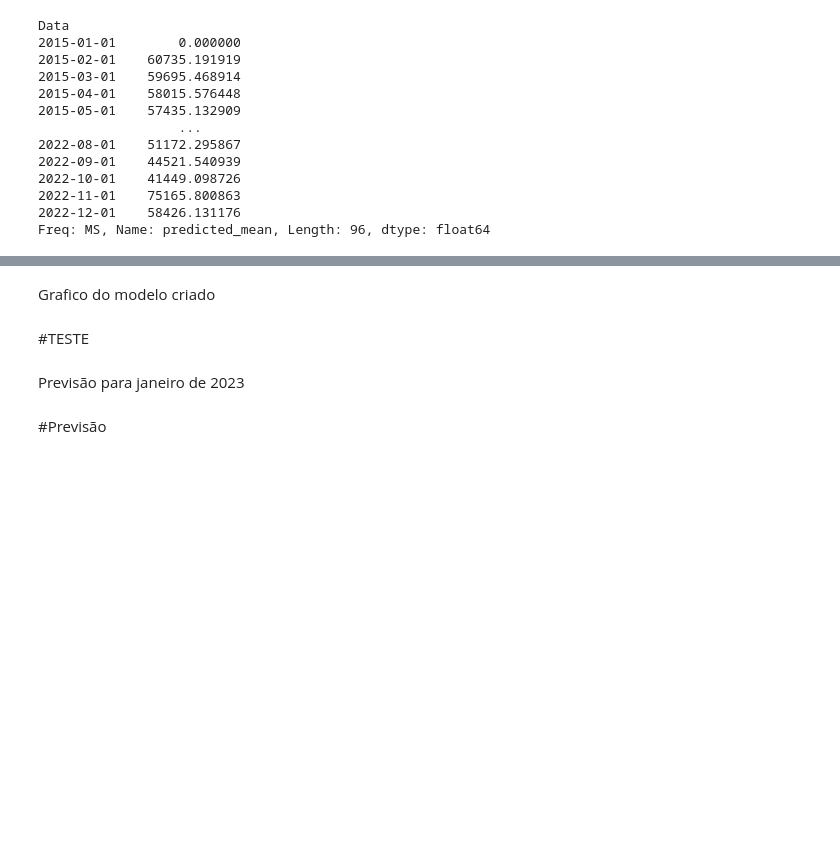
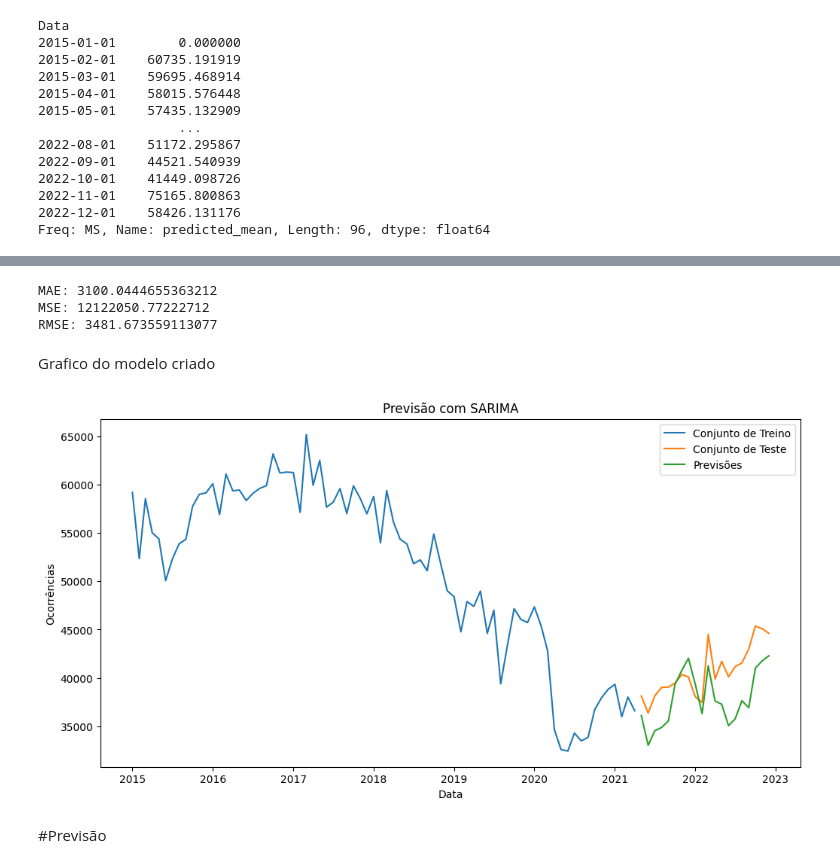
Before and after one commit to jucelia-ss/previsao_crimes, a Jupyter notebook: Forecast_ocorrencia_crime_brasil.ipynb, the cells around one changed output, grey strips where cells are left out. Drawn from its saved outputs; the diff is of its cells as text; code cells hidden in the pictures; blank space fills up the shorter version.

```diff
--- a/Forecast_ocorrencia_crime_brasil.ipynb
+++ b/Forecast_ocorrencia_crime_brasil.ipynb
@@ -1060,21 +858,15 @@ df_ocorrencias_pais.index = pd.to_datetime(df_ocorrencias_pais.index)
 # frequência mensal
 df_ocorrencias_pais = df_ocorrencias_pais.asfreq('MS')
 # Dividir os dados em conjunto de treino e teste (80% treino, 20% teste)
-tamanho_treino = int(len(df_ocorrencias_pais) * 0.8)
-treino, teste = df_ocorrencias_pais[:tamanho_treino], df_ocorrencias_pais[tamanho_treino:]
+sar_tamanho_treino = int(len(df_ocorrencias_pais) * 0.8)
+sar_treino, sar_teste = df_ocorrencias_pais[:sar_tamanho_treino], df_ocorrencias_pais[sar_tamanho_treino:]
 # Ajuste do modelo SARIMA no conjunto de treino
-sarima = SARIMAX(treino.Ocorrências,
+sarima = SARIMAX(sar_treino.Ocorrências,
                  order=(2,1,2),
                  seasonal_order=(3,1,2,12),
                  enforce_stationarity=False,
                  enforce_invertibility=False,
                  freq='MS').fit()
-# Previsões para o conjunto de teste
-previsoes = sarima.predict(start=teste.index[0], end=teste.index[-1], dynamic=False)
-
-# Calculando o erro para o conjunto de teste
-erro = np.mean((previsoes - teste.Ocorrências) ** 2)
-print('Erro:', erro)
 
 # Resumo modelo SARIMA
 print(sarima.summary())
@@ -1081,12 +891,34 @@ print(sarima.summary())
+# %%
+# Previsão para o conjunto de teste
+sar_previsoes = sarima.predict(start=sar_teste.index[0], end=sar_teste.index[-1], dynamic=False)
+# Métricas de erro para o conjunto de teste
+# Calculo o erro para o conjunto de teste
+erro_sar = np.mean((sar_previsoes - sar_teste.Ocorrências) ** 2)
+
+# Erro Médio Absoluto (MAE)
+mae_sar = np.mean(np.abs(sar_previsoes - sar_teste.Ocorrências))
+# Erro Médio Quadrático (MSE)
+mse_sar = np.mean((sar_previsoes - sar_teste.Ocorrências) ** 2)
+# Raiz do Erro Médio Quadrático (RMSE)
+rmse_sar = np.sqrt(mse_sar)
+print('MAE:',mae_sar)
+print('MSE:', erro_sar)
+print('RMSE:',rmse_sar)
+# %% [output]
+MAE: 3100.0444655363212
+MSE: 12122050.77222712
+RMSE: 3481.673559113077
 # %% [markdown]
 Grafico do modelo criado
 # %%
 plt.figure(figsize=(12, 6))
-plt.plot(treino, label='Conjunto de Treino')
-plt.plot(teste, label='Conjunto de Teste')
-plt.plot(previsoes, label='Previsões')
+plt.plot(sar_treino, label='Conjunto de Treino')
+plt.plot(sar_teste, label='Conjunto de Teste')
+plt.plot(sar_previsoes, label='Previsões')
 plt.title('Previsão com SARIMA')
 plt.xlabel('Data')
 plt.ylabel('Ocorrências')
 plt.legend()
 plt.show()
+# %% [output]
+[figure, added]
@@ -1208,2 +924,0 @@ plt.show()
-# %% [markdown]
-#TESTE
@@ -1237,2 +924,0 @@ print(sarima.summary())
-# %% [markdown]
-Previsão para janeiro de 2023
```
Also changed, not shown: parts of 50 cells of this notebook.
